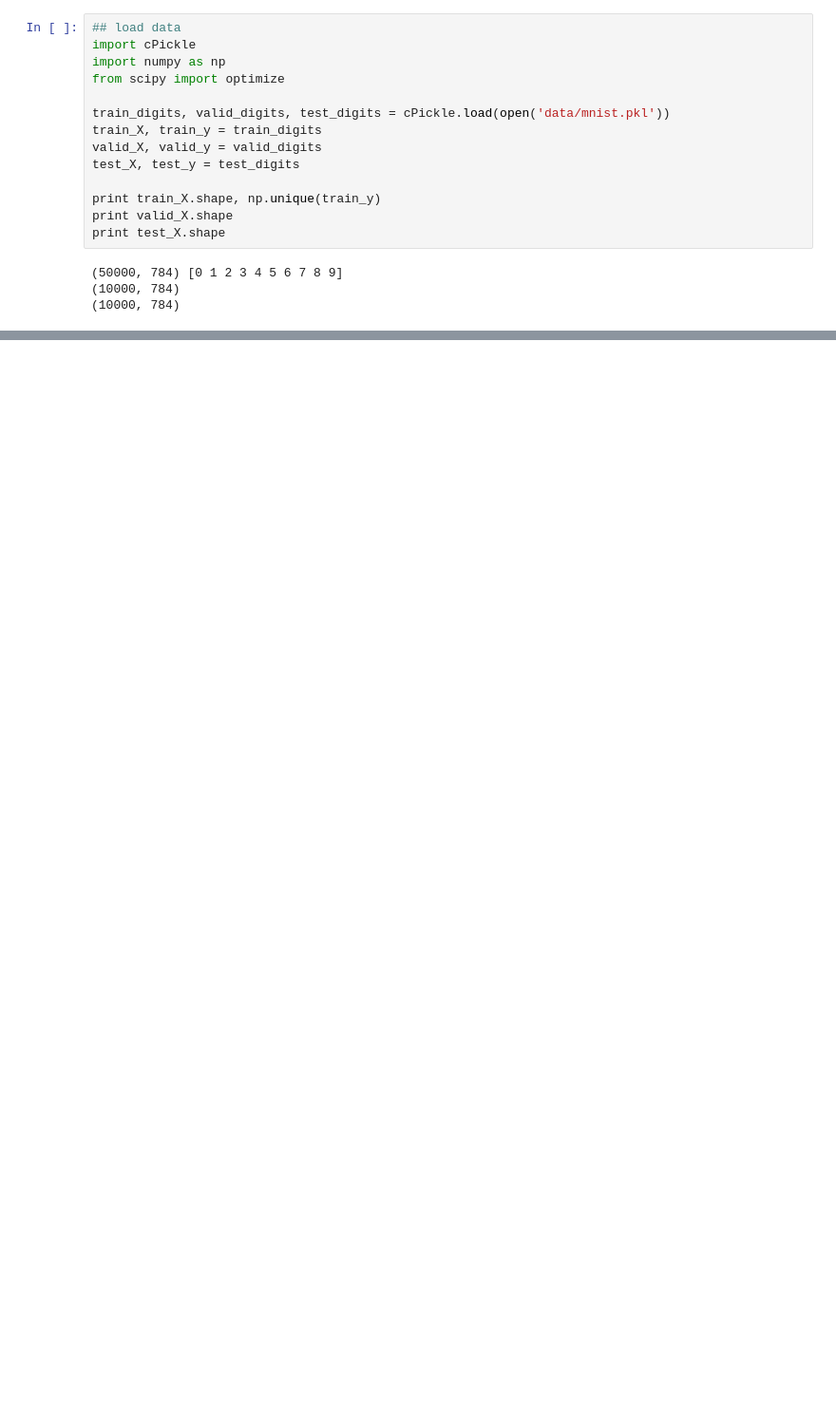
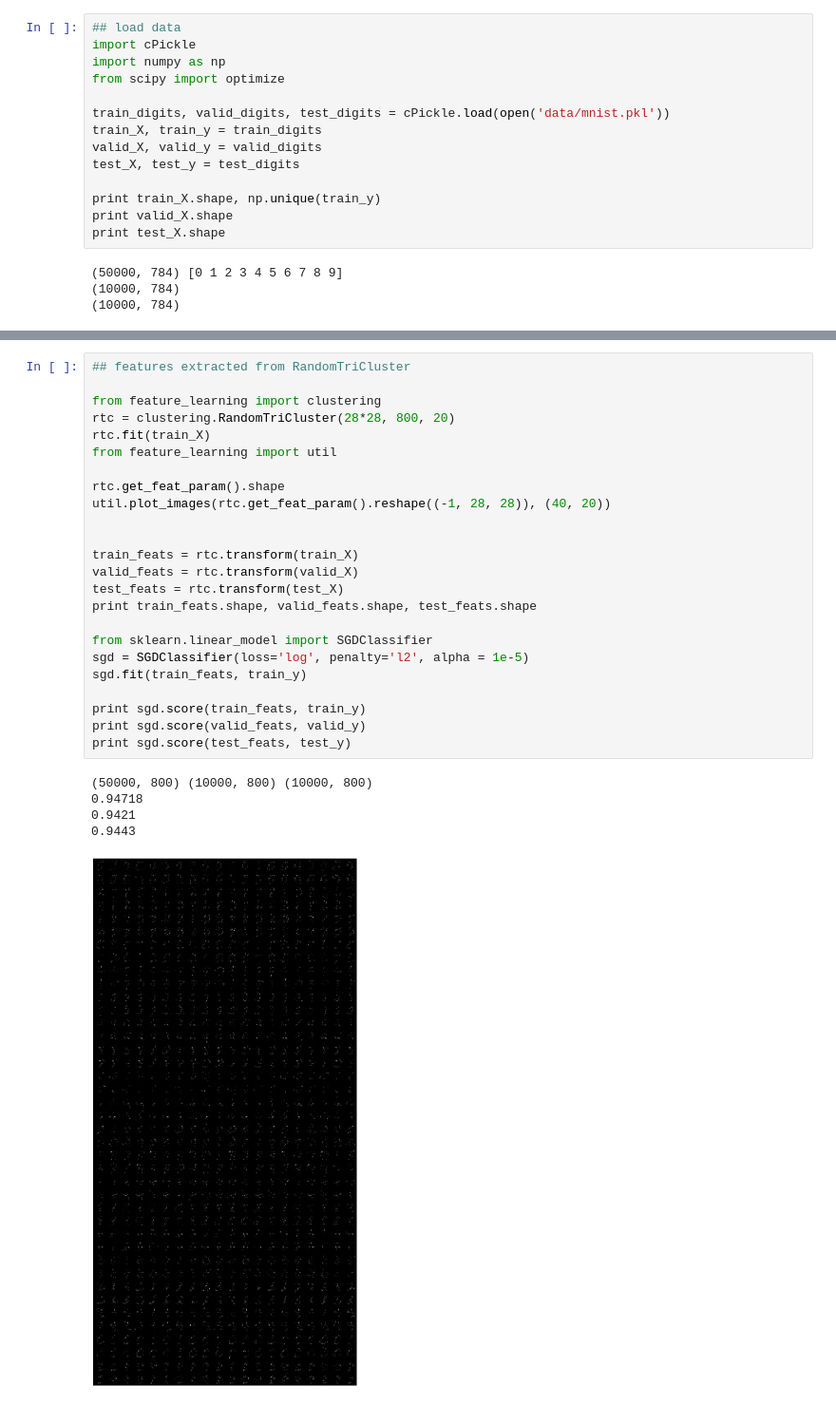
Before and after one commit to dolaameng/tutorials, a Jupyter notebook: ml-practice/test_feature_learning.ipynb, the cells around one changed output, grey strips where cells are left out. Shown at 95% size. Cells and saved outputs as stored; diff of their text form; blank space fills up the shorter version.

```diff
--- a/ml-practice/test_feature_learning.ipynb
+++ b/ml-practice/test_feature_learning.ipynb
@@ -80,0 +54,30 @@ optimal_theta = optimize.fmin_l_bfgs_b(f, np.zeros(nin*nout+nout, dtype='float64
+# %%
+## features extracted from RandomTriCluster
+
+from feature_learning import clustering
+rtc = clustering.RandomTriCluster(28*28, 800, 20)
+rtc.fit(train_X)
+from feature_learning import util
+
+rtc.get_feat_param().shape
+util.plot_images(rtc.get_feat_param().reshape((-1, 28, 28)), (40, 20))
+
+
+train_feats = rtc.transform(train_X)
+valid_feats = rtc.transform(valid_X)
+test_feats = rtc.transform(test_X)
+print train_feats.shape, valid_feats.shape, test_feats.shape
+
+from sklearn.linear_model import SGDClassifier
+sgd = SGDClassifier(loss='log', penalty='l2', alpha = 1e-5)
+sgd.fit(train_feats, train_y)
+
+print sgd.score(train_feats, train_y)
+print sgd.score(valid_feats, valid_y)
+print sgd.score(test_feats, test_y)
+# %% [output]
+(50000, 800) (10000, 800) (10000, 800)
+0.94718
+0.9421
+0.9443
+[figure, added]
```
Also changed, not shown: parts of 13 cells of this notebook, 2 other files.
